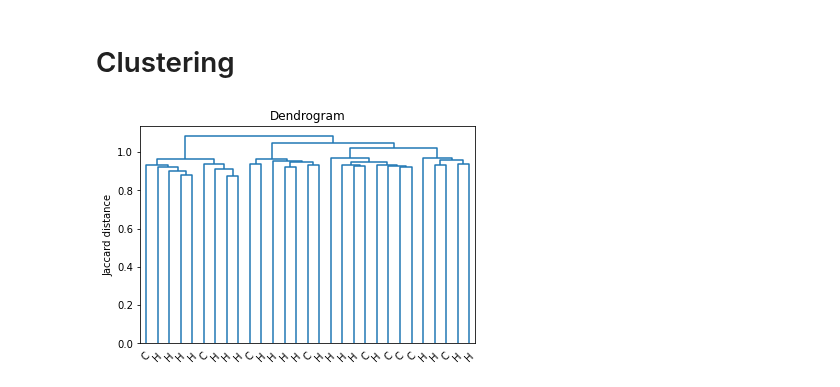
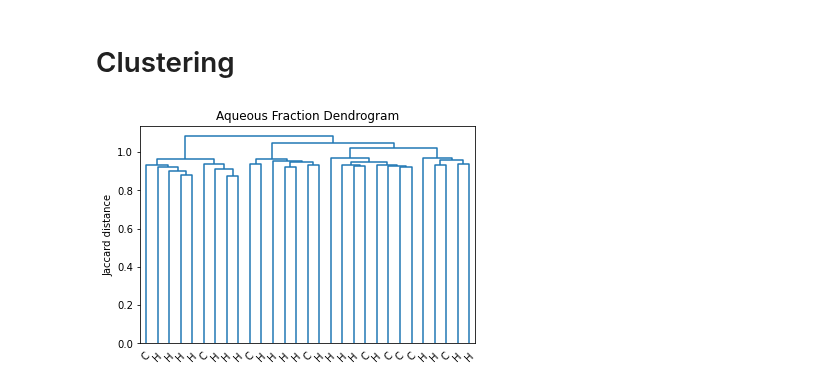
Before and after one commit to sterrettJD/GT-micro-metabo, a Jupyter notebook: analysis/Clustering.ipynb, the cells around one changed output. Cells and saved outputs as stored; diff of their text form; code cells hidden in the pictures.

Commit message:
dendrogram for micro/aqu/lipids

```diff
--- a/analysis/Clustering.ipynb
+++ b/analysis/Clustering.ipynb
@@ -89,21 +89,21 @@ def plot_hierarchical_dendrogram(data, metric, linkage_method):
                               method=linkage_method)
     hierarchy.dendrogram(links)
     ax = plt.gca()
-    return ax
+    return links, ax
 # %%
-ax = plot_hierarchical_dendrogram(raw_aqueous_samples, metric="jaccard", linkage_method="ward")
+links, ax = plot_hierarchical_dendrogram(raw_aqueous_samples, metric="jaccard", linkage_method="ward")
 
 current_xticks = [tick.get_text() for tick in ax.get_xticklabels()]
 new_xticks = np.empty(len(current_xticks), dtype="str")
 
 for i, sampleID in enumerate(current_xticks):
     new_xticks[i] = "Control" if metabo_metadata.loc[int(sampleID)+1, "PID"]=="Control" else "Humanized"
 ax.set_xticklabels(new_xticks)
 
-plt.title('Dendrogram')
+plt.title('Aqueous Fraction Dendrogram')
 plt.xlabel('')
 plt.ylabel('Jaccard distance')
 
 plt.show()
 # %% [output]
-[figure, old version]
+[figure, new version]
```
Also changed, not shown: parts of 6 cells of this notebook.
